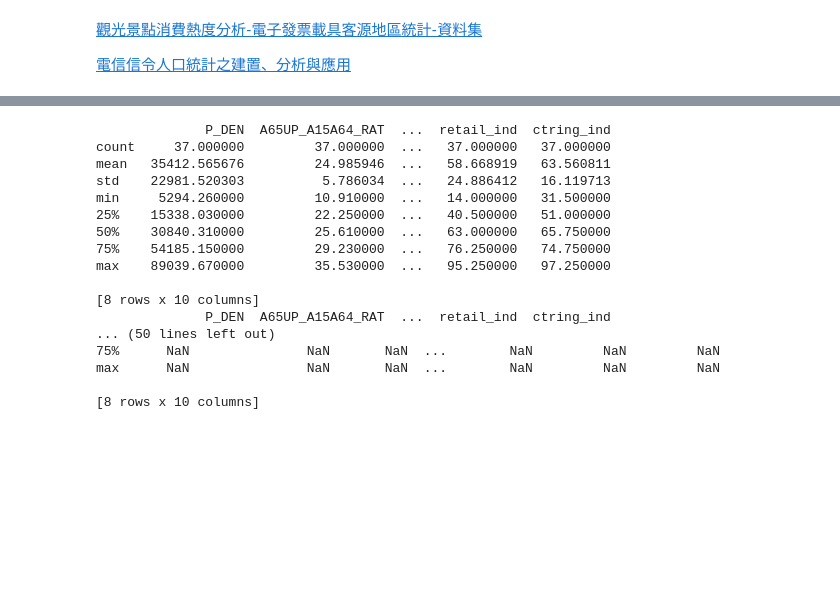
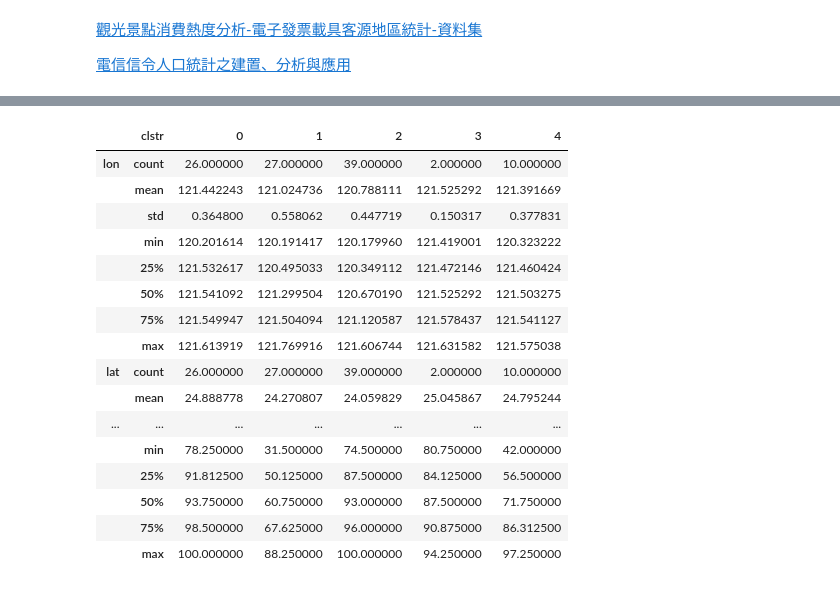
Before and after one commit to alexlautw9527/for_notebook, a Jupyter notebook: 政府地理資訊整理.ipynb, the cells around one changed output, grey strips where cells are left out. Cells and saved outputs as stored; diff of their text form; code cells hidden in the pictures; blank space fills up the shorter version.

```diff
--- a/政府地理資訊整理.ipynb
+++ b/政府地理資訊整理.ipynb
@@ -314,21 +341,20 @@ fnl_df[fnl_df['clstr']==2]
-# %%
-for i in [0,1,2,3,4,5]:
-  print(fnl_df[fnl_df['clstr']==i][clstr_feat].describe())
-# %% [output]
-              P_DEN  A65UP_A15A64_RAT  ...  retail_ind  ctring_ind
-count     37.000000         37.000000  ...   37.000000   37.000000
-mean   35412.565676         24.985946  ...   58.668919   63.560811
-std    22981.520303          5.786034  ...   24.886412   16.119713
-min     5294.260000         10.910000  ...   14.000000   31.500000
-25%    15338.030000         22.250000  ...   40.500000   51.000000
-50%    30840.310000         25.610000  ...   63.000000   65.750000
-75%    54185.150000         29.230000  ...   76.250000   74.750000
-max    89039.670000         35.530000  ...   95.250000   97.250000
-
-[8 rows x 10 columns]
-              P_DEN  A65UP_A15A64_RAT  ...  retail_ind  ctring_ind
-... (50 lines left out)
-75%      NaN               NaN       NaN  ...        NaN         NaN         NaN
-max      NaN               NaN       NaN  ...        NaN         NaN         NaN
-
-[8 rows x 10 columns]
+# %%
+fnl_df.groupby('clstr').describe().T
+# %% [output]
+|  | clstr | 0 | 1 | 2 | 3 | 4 |
+| lon | count | 26.000000 | 27.000000 | 39.000000 | 2.000000 | 10.000000 |
+|  | mean | 121.442243 | 121.024736 | 120.788111 | 121.525292 | 121.391669 |
+|  | std | 0.364800 | 0.558062 | 0.447719 | 0.150317 | 0.377831 |
+|  | min | 120.201614 | 120.191417 | 120.179960 | 121.419001 | 120.323222 |
+|  | 25% | 121.532617 | 120.495033 | 120.349112 | 121.472146 | 121.460424 |
+|  | 50% | 121.541092 | 121.299504 | 120.670190 | 121.525292 | 121.503275 |
+|  | 75% | 121.549947 | 121.504094 | 121.120587 | 121.578437 | 121.541127 |
+|  | max | 121.613919 | 121.769916 | 121.606744 | 121.631582 | 121.575038 |
+| lat | count | 26.000000 | 27.000000 | 39.000000 | 2.000000 | 10.000000 |
+|  | mean | 24.888778 | 24.270807 | 24.059829 | 25.045867 | 24.795244 |
+| ... | ... | ... | ... | ... | ... | ... |
+|  | min | 78.250000 | 31.500000 | 74.500000 | 80.750000 | 42.000000 |
+|  | 25% | 91.812500 | 50.125000 | 87.500000 | 84.125000 | 56.500000 |
+|  | 50% | 93.750000 | 60.750000 | 93.000000 | 87.500000 | 71.750000 |
+|  | 75% | 98.500000 | 67.625000 | 96.000000 | 90.875000 | 86.312500 |
+|  | max | 100.000000 | 88.250000 | 100.000000 | 94.250000 | 97.250000 |
```
Also changed, not shown: parts of 11 cells of this notebook.
